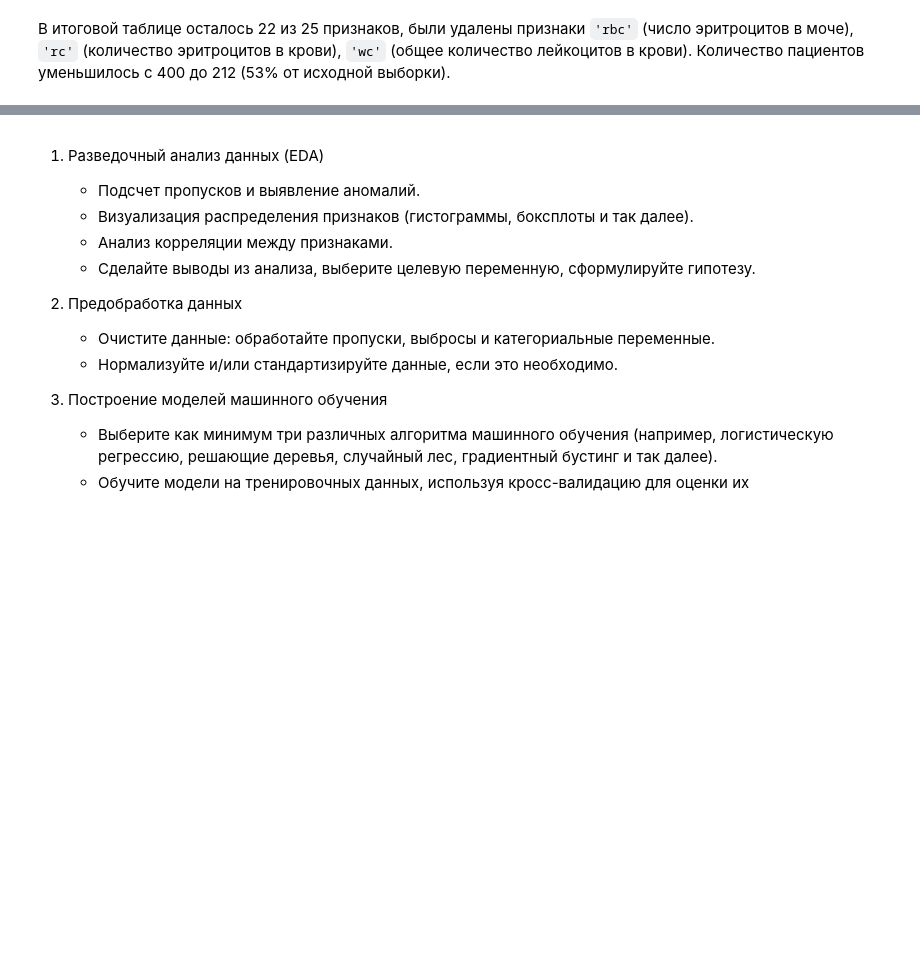
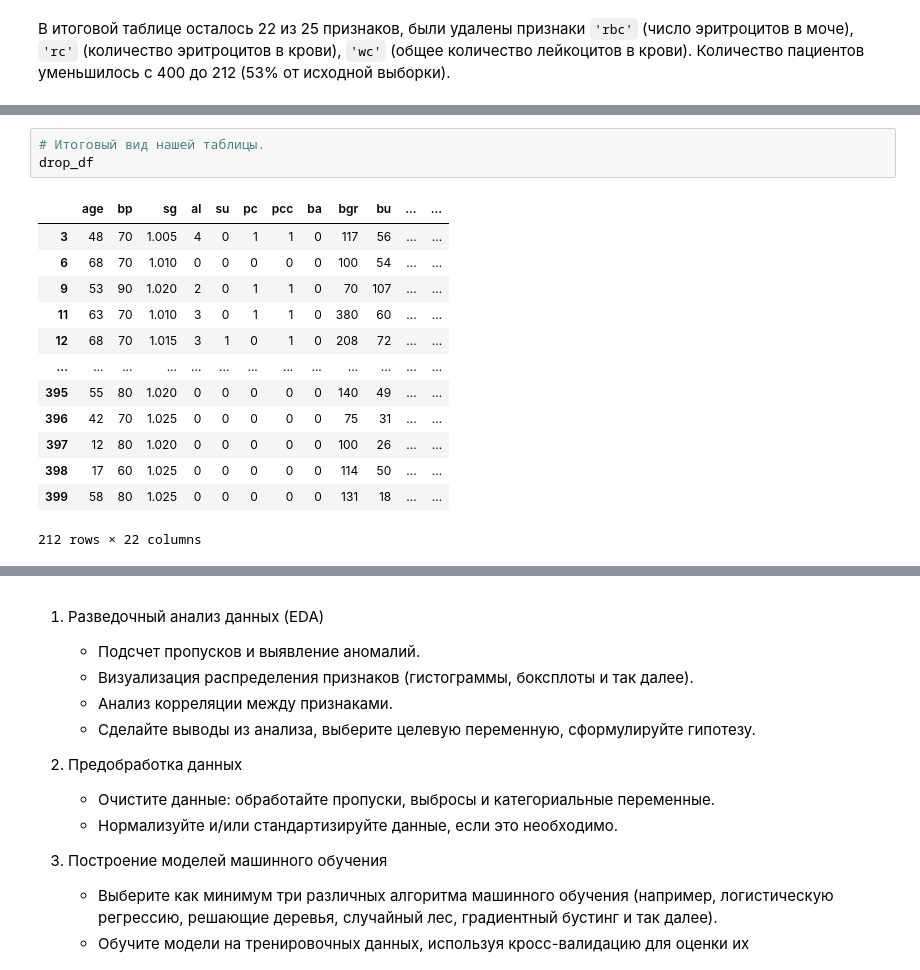
Before and after one commit to Rai1ag/Library, a Jupyter notebook: 7.MLMED_Итоговый проект/project.ipynb, the cells around one changed output, grey strips where cells are left out. Saved outputs shown, nothing was run; the diff lists cells and outputs as text; blank space fills up the shorter version.

```diff
--- a/7.MLMED_Итоговый проект/project.ipynb
+++ b/7.MLMED_Итоговый проект/project.ipynb
@@ -500,0 +534,17 @@ drop_df.shape
+# %%
+# Итоговый вид нашей таблицы.
+drop_df
+# %% [output]
+|  | age | bp | sg | al | su | pc | pcc | ba | bgr | bu | ... | ... |
+| 3 | 48 | 70 | 1.005 | 4 | 0 | 1 | 1 | 0 | 117 | 56 | ... | ... |
+| 6 | 68 | 70 | 1.010 | 0 | 0 | 0 | 0 | 0 | 100 | 54 | ... | ... |
+| 9 | 53 | 90 | 1.020 | 2 | 0 | 1 | 1 | 0 | 70 | 107 | ... | ... |
+| 11 | 63 | 70 | 1.010 | 3 | 0 | 1 | 1 | 0 | 380 | 60 | ... | ... |
+| 12 | 68 | 70 | 1.015 | 3 | 1 | 0 | 1 | 0 | 208 | 72 | ... | ... |
+| ... | ... | ... | ... | ... | ... | ... | ... | ... | ... | ... | ... | ... |
+| 395 | 55 | 80 | 1.020 | 0 | 0 | 0 | 0 | 0 | 140 | 49 | ... | ... |
+| 396 | 42 | 70 | 1.025 | 0 | 0 | 0 | 0 | 0 | 75 | 31 | ... | ... |
+| 397 | 12 | 80 | 1.020 | 0 | 0 | 0 | 0 | 0 | 100 | 26 | ... | ... |
+| 398 | 17 | 60 | 1.025 | 0 | 0 | 0 | 0 | 0 | 114 | 50 | ... | ... |
+| 399 | 58 | 80 | 1.025 | 0 | 0 | 0 | 0 | 0 | 131 | 18 | ... | ... |
+212 rows × 22 columns
```
Also changed, not shown: parts of 16 cells of this notebook.
